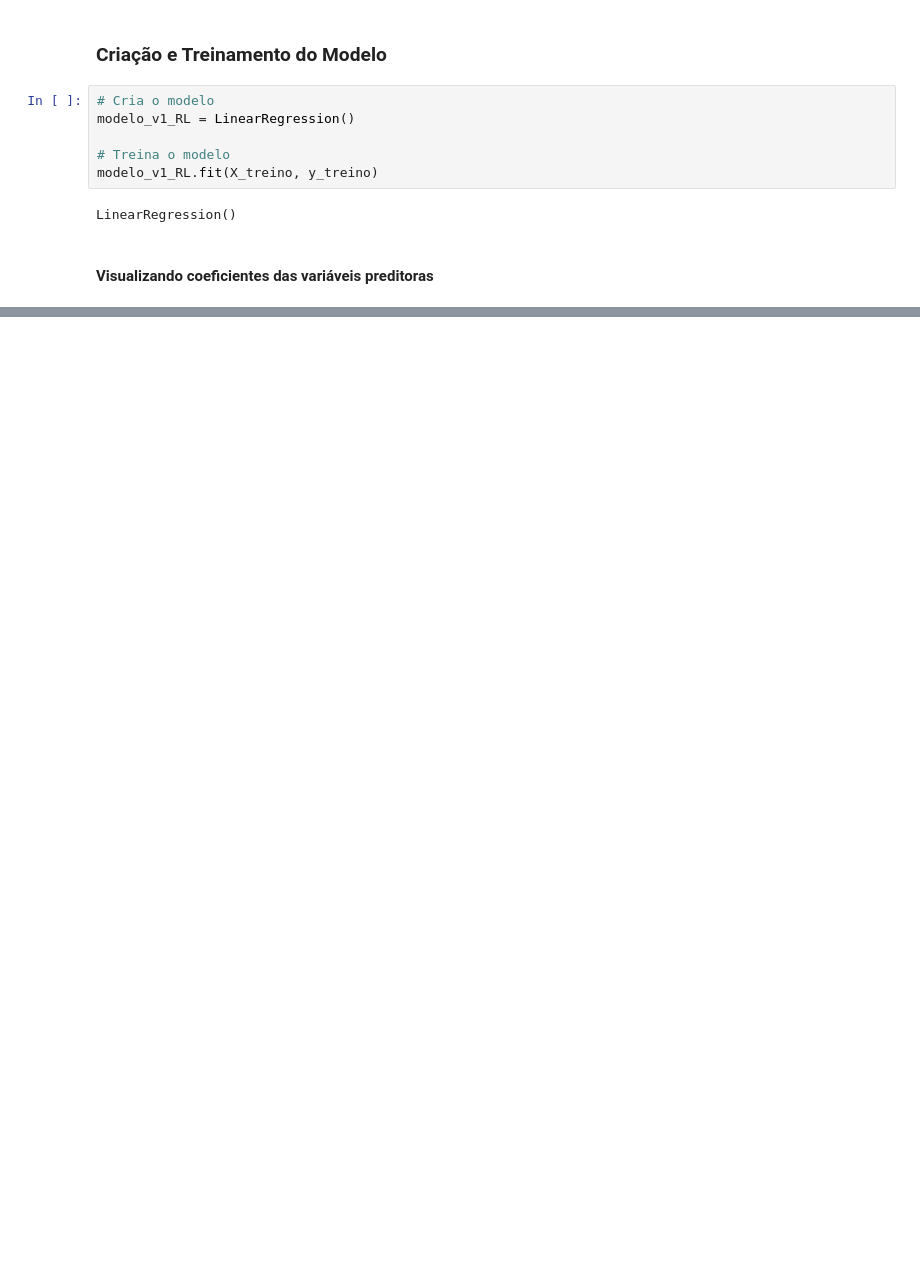
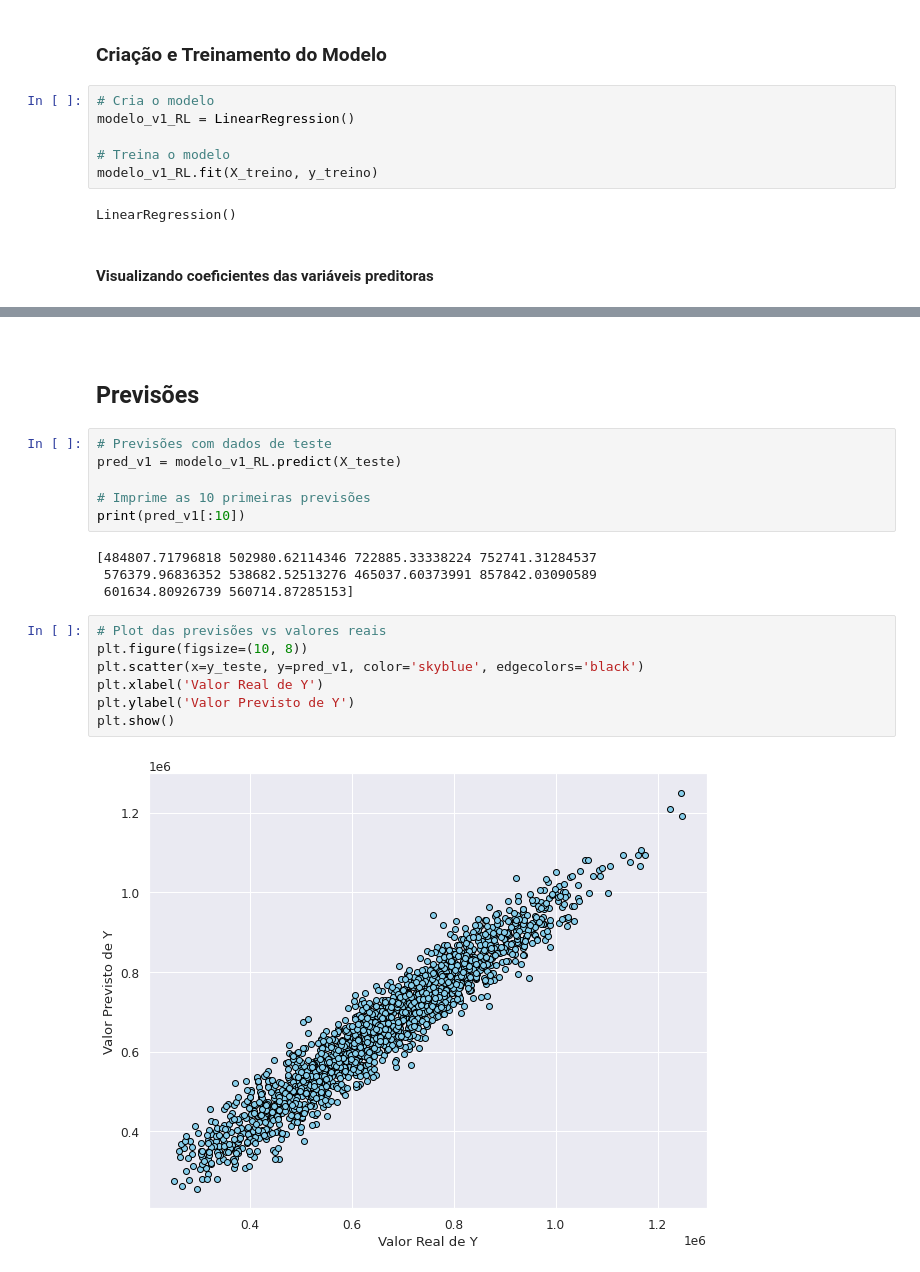
Before and after one commit to EduardoBran/Python_-_Machine_Learning_-_Projetos_Regressao_e_Classificacao, a Jupyter notebook: 1.Projeto_Regressao_-_Prevendo_Valor_Propriedades_Imobiliarias.ipynb, the cells around one changed output, grey strips where cells are left out. Cells and saved outputs as stored; diff of their text form; blank space fills up the shorter version.

```diff
--- a/1.Projeto_Regressao_-_Prevendo_Valor_Propriedades_Imobiliarias.ipynb
+++ b/1.Projeto_Regressao_-_Prevendo_Valor_Propriedades_Imobiliarias.ipynb
@@ -705,2 +782,25 @@ df_coef
 
 > Os **coeficientes** indicam que a **área** e o **número de quartos** são os fatores que mais **influenciam o valor do imóvel**, seguidos pelo ano de construção, número de banheiros e vagas na garagem. A localização tem um impacto menor comparativamente. Cada aumento nessas variáveis preditivas resulta em um aumento correspondente no valor do imóvel.
+# %% [markdown]
+<br>
+
+## Previsões
+# %%
+# Previsões com dados de teste
+pred_v1 = modelo_v1_RL.predict(X_teste)
+
+# Imprime as 10 primeiras previsões
+print(pred_v1[:10])
+# %% [output]
+[484807.71796818 502980.62114346 722885.33338224 752741.31284537
+ 576379.96836352 538682.52513276 465037.60373991 857842.03090589
+ 601634.80926739 560714.87285153]
+# %%
+# Plot das previsões vs valores reais
+plt.figure(figsize=(10, 8))
+plt.scatter(x=y_teste, y=pred_v1, color='skyblue', edgecolors='black')
+plt.xlabel('Valor Real de Y')
+plt.ylabel('Valor Previsto de Y')
+plt.show()
+# %% [output]
+[figure, added]
```
Also changed, not shown: parts of 118 cells of this notebook, 2 other files.
